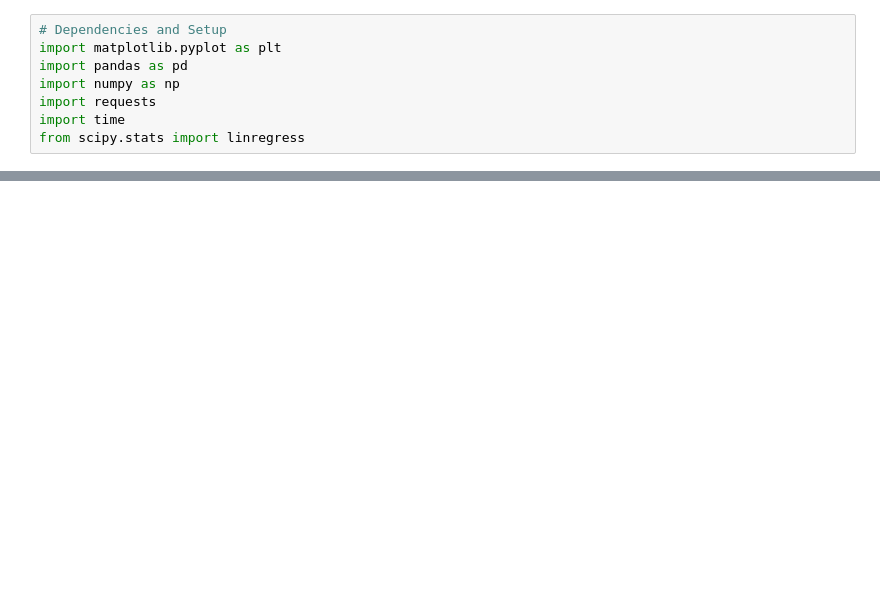
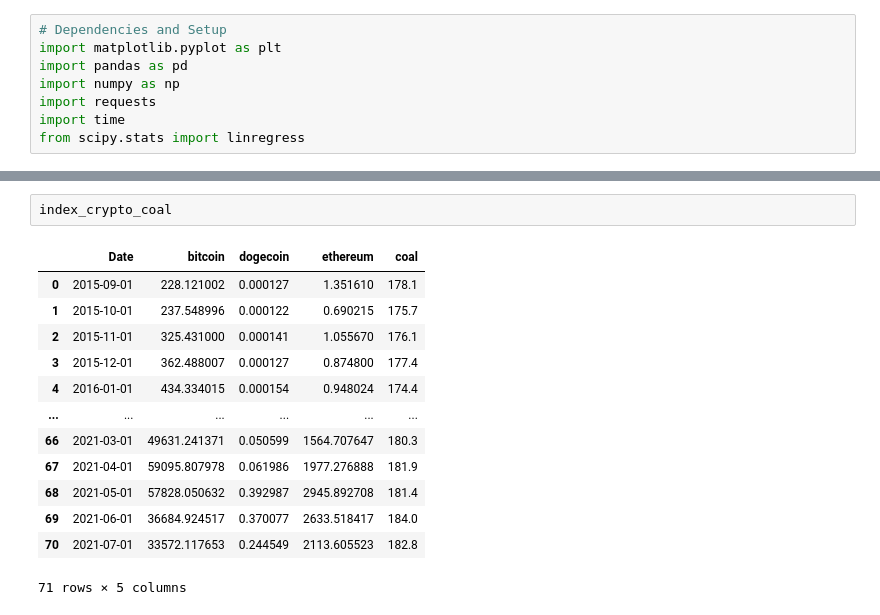
Before and after one commit to shermeenajani/Project-1-EDA, a Jupyter notebook: PullData.ipynb, the cells around one changed output, grey strips where cells are left out. Drawn from its saved outputs; the diff is of its cells as text; blank space fills up the shorter version.

```diff
--- a/PullData.ipynb
+++ b/PullData.ipynb
@@ -654,0 +177,16 @@ plt.show()
+# %%
+index_crypto_coal
+# %% [output]
+|  | Date | bitcoin | dogecoin | ethereum | coal |
+| 0 | 2015-09-01 | 228.121002 | 0.000127 | 1.351610 | 178.1 |
+| 1 | 2015-10-01 | 237.548996 | 0.000122 | 0.690215 | 175.7 |
+| 2 | 2015-11-01 | 325.431000 | 0.000141 | 1.055670 | 176.1 |
+| 3 | 2015-12-01 | 362.488007 | 0.000127 | 0.874800 | 177.4 |
+| 4 | 2016-01-01 | 434.334015 | 0.000154 | 0.948024 | 174.4 |
+| ... | ... | ... | ... | ... | ... |
+| 66 | 2021-03-01 | 49631.241371 | 0.050599 | 1564.707647 | 180.3 |
+| 67 | 2021-04-01 | 59095.807978 | 0.061986 | 1977.276888 | 181.9 |
+| 68 | 2021-05-01 | 57828.050632 | 0.392987 | 2945.892708 | 181.4 |
+| 69 | 2021-06-01 | 36684.924517 | 0.370077 | 2633.518417 | 184.0 |
+| 70 | 2021-07-01 | 33572.117653 | 0.244549 | 2113.605523 | 182.8 |
+71 rows × 5 columns
```
Also changed, not shown: parts of 58 cells of this notebook.
